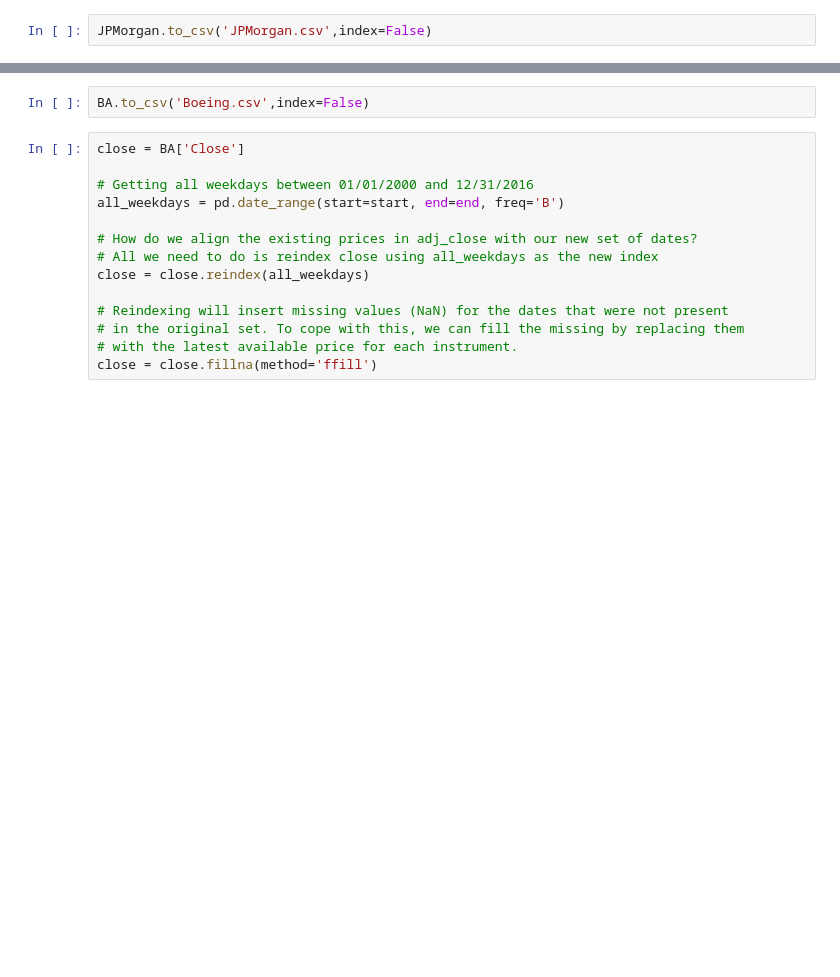
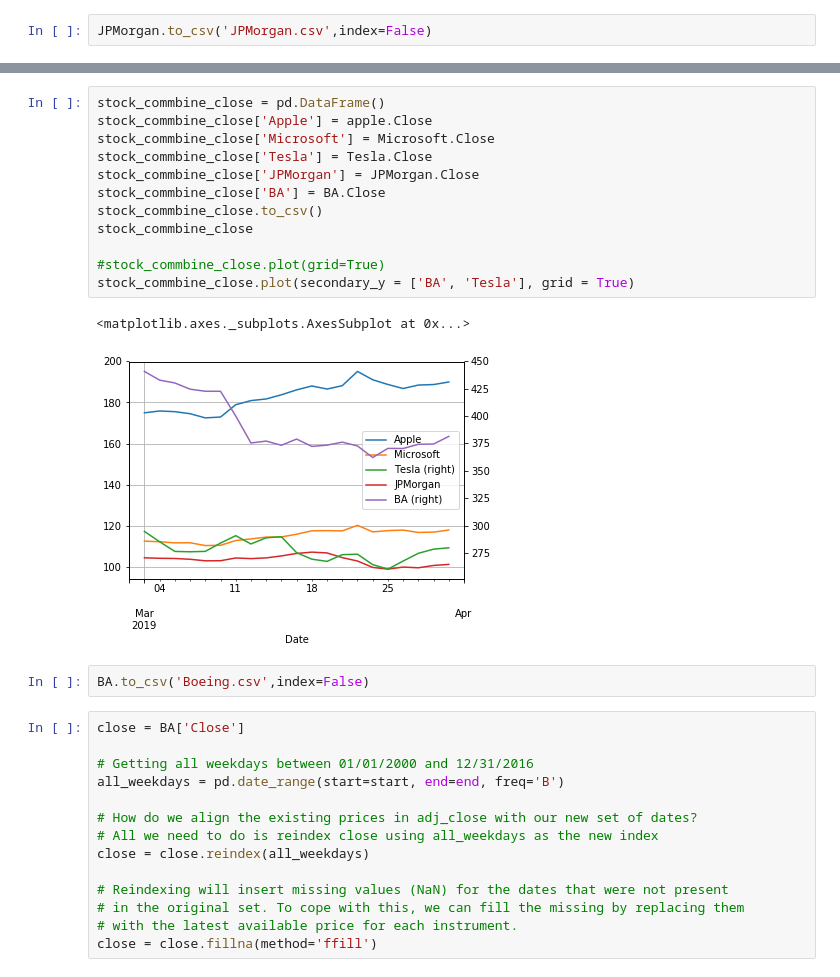
Before and after one commit to Sahaj-Chhabra/DATA-SCIENCE_PROJECT, a Jupyter notebook: Stock Data Extraction.ipynb, the cells around one changed output, grey strips where cells are left out. Cells and saved outputs as stored; diff of their text form; blank space fills up the shorter version.

```diff
--- a/Stock Data Extraction.ipynb
+++ b/Stock Data Extraction.ipynb
@@ -144,3 +104,18 @@ BA
+# %%
+stock_commbine_close = pd.DataFrame()
+stock_commbine_close['Apple'] = apple.Close
+stock_commbine_close['Microsoft'] = Microsoft.Close
+stock_commbine_close['Tesla'] = Tesla.Close
+stock_commbine_close['JPMorgan'] = JPMorgan.Close
+stock_commbine_close['BA'] = BA.Close
+stock_commbine_close.to_csv()
+stock_commbine_close
+
+#stock_commbine_close.plot(grid=True)
+stock_commbine_close.plot(secondary_y = ['BA', 'Tesla'], grid = True)
+# %% [output]
+<matplotlib.axes._subplots.AxesSubplot at 0x...>
+[figure, added]
 # %%
 BA.to_csv('Boeing.csv',index=False)
 # %%
```
Also changed, not shown: parts of 11 cells of this notebook.
